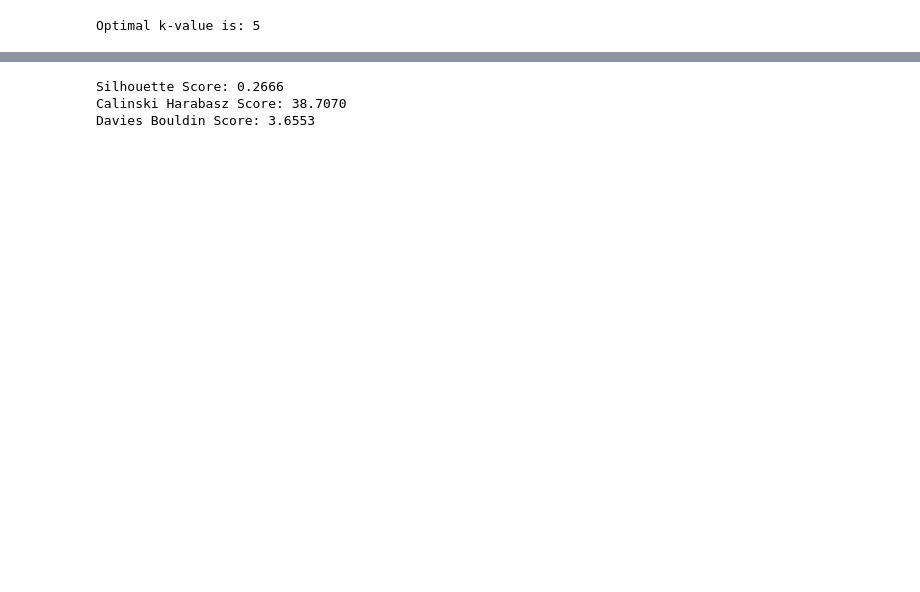
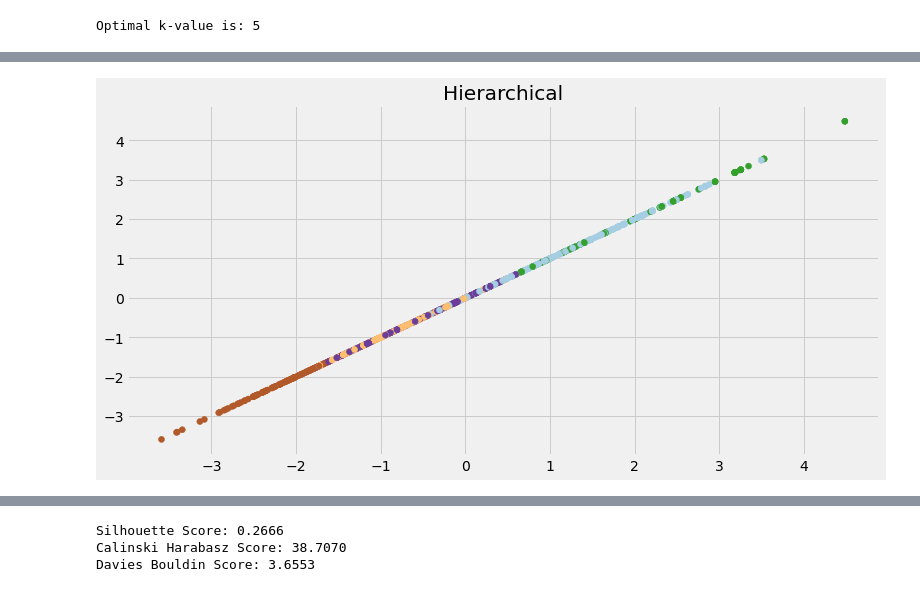
Before and after one commit to christophersingh/Master, a Jupyter notebook: Master_Notebook.ipynb, the cells around one changed output, grey strips where cells are left out. Saved outputs shown, nothing was run; the diff lists cells and outputs as text; code cells hidden in the pictures; blank space fills up the shorter version.

```diff
--- a/Master_Notebook.ipynb
+++ b/Master_Notebook.ipynb
@@ -834,3 +834,14 @@ dend = shc.dendrogram(shc.linkage(principalDf, method='ward'))
+# %%
+from sklearn.cluster import AgglomerativeClustering
+def hier(X, n_clusters):
+    hier = AgglomerativeClustering(n_clusters=n_clusters)
+    y_pred = hier.fit_predict(principalDf)
+    plt.scatter(principalDf['PC1'], principalDf['PC1'],c=y_pred, cmap='Paired')
+    plt.title("Hierarchical")
+
+hier(principalDf, 5)
+# %% [output]
+[figure, added]
 # %%
 from sklearn.neighbors import NearestNeighbors
 nearest_neighbors = NearestNeighbors(n_neighbors=20)
```
Also changed, not shown: parts of 65 cells of this notebook.
